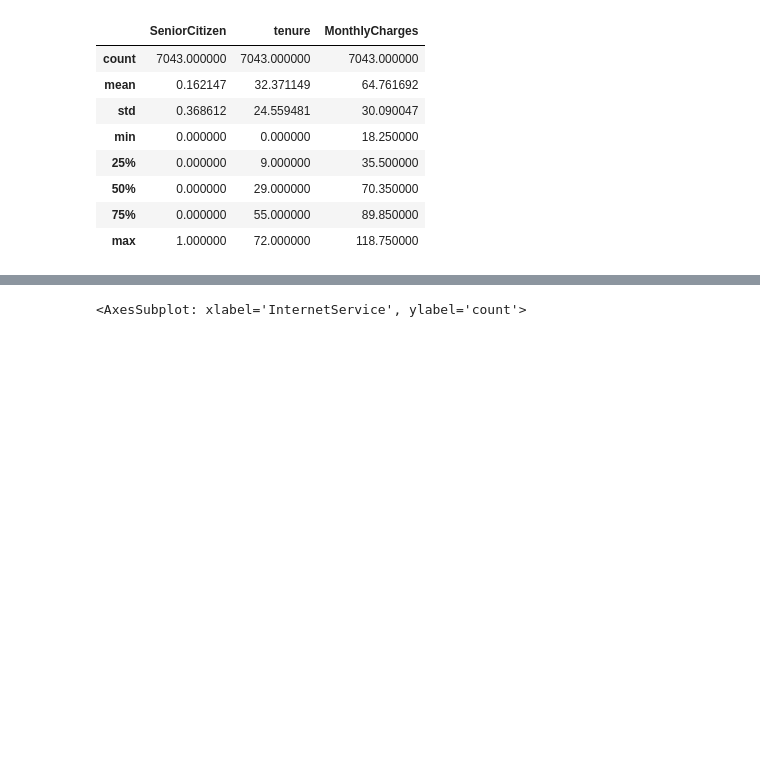
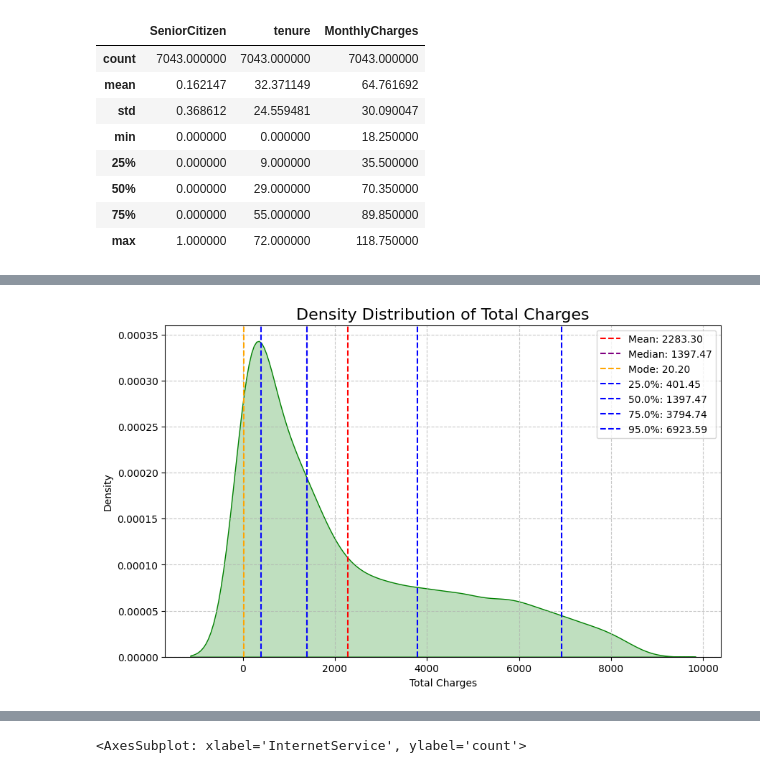
Before and after one commit to SergiDataAnalyst/customer_churn_prediction, a Jupyter notebook: customer_chur_prediction.ipynb, the cells around one changed output, grey strips where cells are left out. Cells and saved outputs as stored; diff of their text form; code cells hidden in the pictures; blank space fills up the shorter version.

```diff
--- a/customer_chur_prediction.ipynb
+++ b/customer_chur_prediction.ipynb
@@ -104,0 +105,11 @@ sns.countplot(df['SeniorCitizen'])
+# %%
+mean_total_charges = df['TotalCharges'].mean()
+median_total_charges = df['TotalCharges'].median()
+mode_total_charges = df['TotalCharges'].mode()[0]  # mode() returns a Series, so take the first value
+percentiles_total_charges = df['TotalCharges'].quantile([0.25, 0.5, 0.75, 0.95])
+
+print(f"Mean of Total Charges: {mean_total_charges:.2f}")
+print(f"Median of Total Charges: {median_total_charges:.2f}")
+print(f"Mode of Total Charges: {mode_total_charges:.2f}")
+print("Percentiles of Total Charges:")
+print(percentiles_total_charges)
@@ -104,0 +126,19 @@ sns.countplot(df['SeniorCitizen'])
+# %%
+plt.figure(figsize=(10, 6))
+sns.kdeplot(data=df, x='TotalCharges', fill=True, color='green')
+plt.title('Density Distribution of Total Charges', fontsize=16)
+plt.xlabel('Total Charges')
+plt.ylabel('Density')
+
+# Annotating the plot with statistics
+plt.axvline(mean_total_charges, color='red', linestyle='--', label=f'Mean: {mean_total_charges:.2f}')
+plt.axvline(median_total_charges, color='purple', linestyle='--', label=f'Median: {median_total_charges:.2f}')
+plt.axvline(mode_total_charges, color='orange', linestyle='--', label=f'Mode: {mode_total_charges:.2f}')
+for percentile, value in percentiles_total_charges.items():
+    plt.axvline(value, color='blue', linestyle='--', label=f'{percentile*100}%: {value:.2f}')
+
+plt.legend()
+plt.grid(True, linestyle='--', alpha=0.7)
+plt.show()
+# %% [output]
+[figure, added]
```
Also changed, not shown: parts of 10 cells of this notebook.
